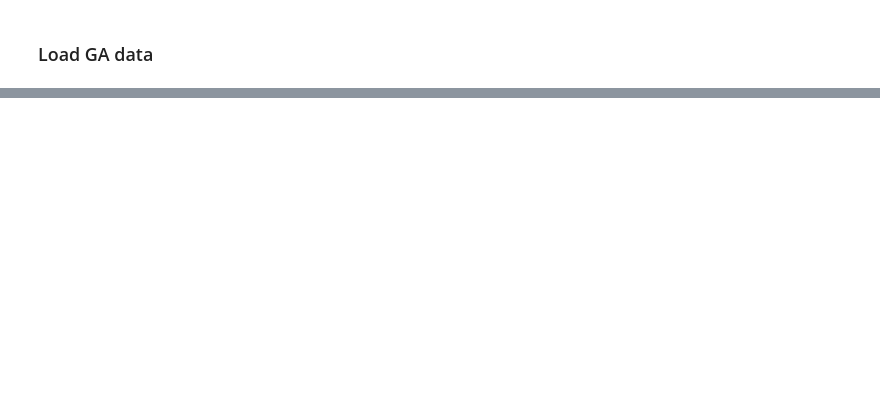
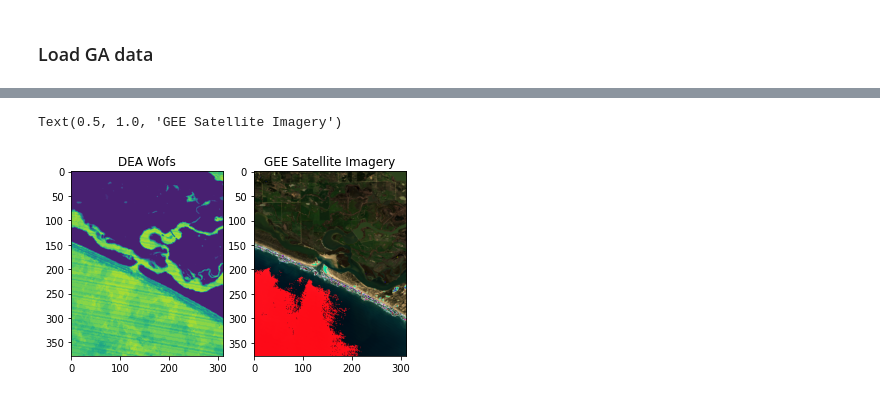
Before and after one commit to whatnick/dea-notebooks, a Jupyter notebook: Supplementary_data/GEE_GA_combo.ipynb, the cells around one changed output, grey strips where cells are left out. Drawn from its saved outputs; the diff is of its cells as text; code cells hidden in the pictures; blank space fills up the shorter version.

```diff
--- a/Supplementary_data/GEE_GA_combo.ipynb
+++ b/Supplementary_data/GEE_GA_combo.ipynb
@@ -127,0 +172,9 @@ dc.load(product='ls5_nbart_geomedian_annual', x=study_area_lon, y=study_area_lat
+# %%
+f, (ax1, ax2) = plt.subplots(1,2)
+ax1.imshow(np.array(wofs['count_wet'][0,:,:]))
+ax1.set_title('DEA Wofs')
+ax2.imshow(rgb_img_test)
+ax2.set_title('GEE Satellite Imagery')
+# %% [output]
+Text(0.5, 1.0, 'GEE Satellite Imagery')
+[figure, added]
```
Also changed, not shown: parts of 13 cells of this notebook.
